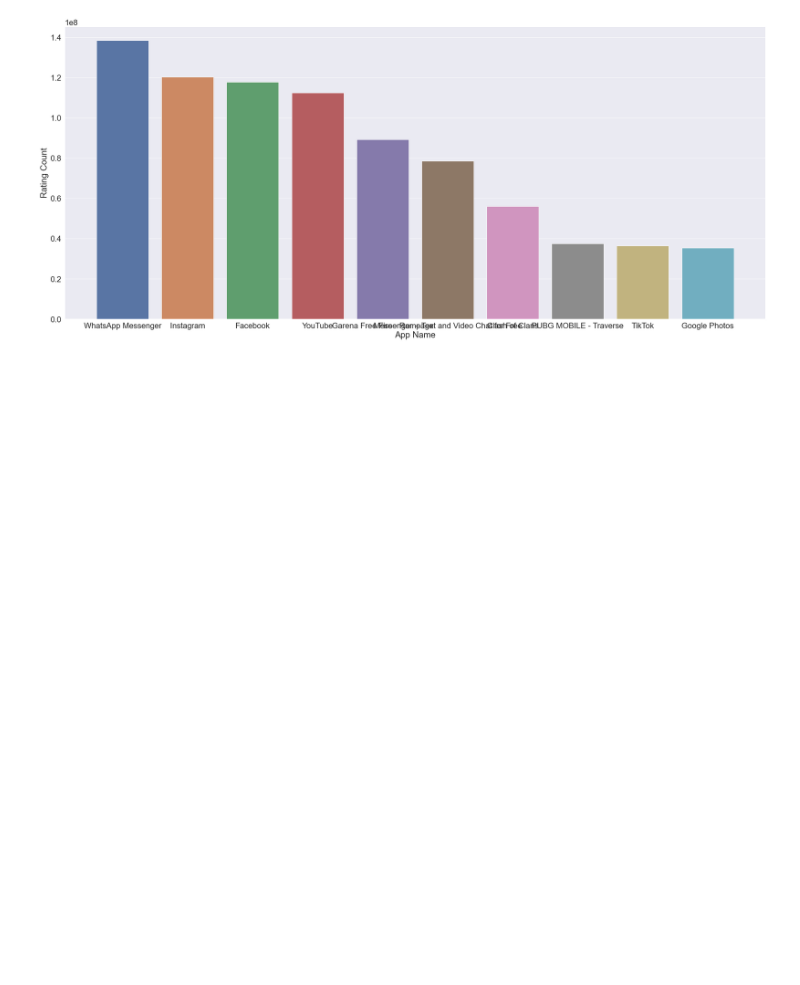
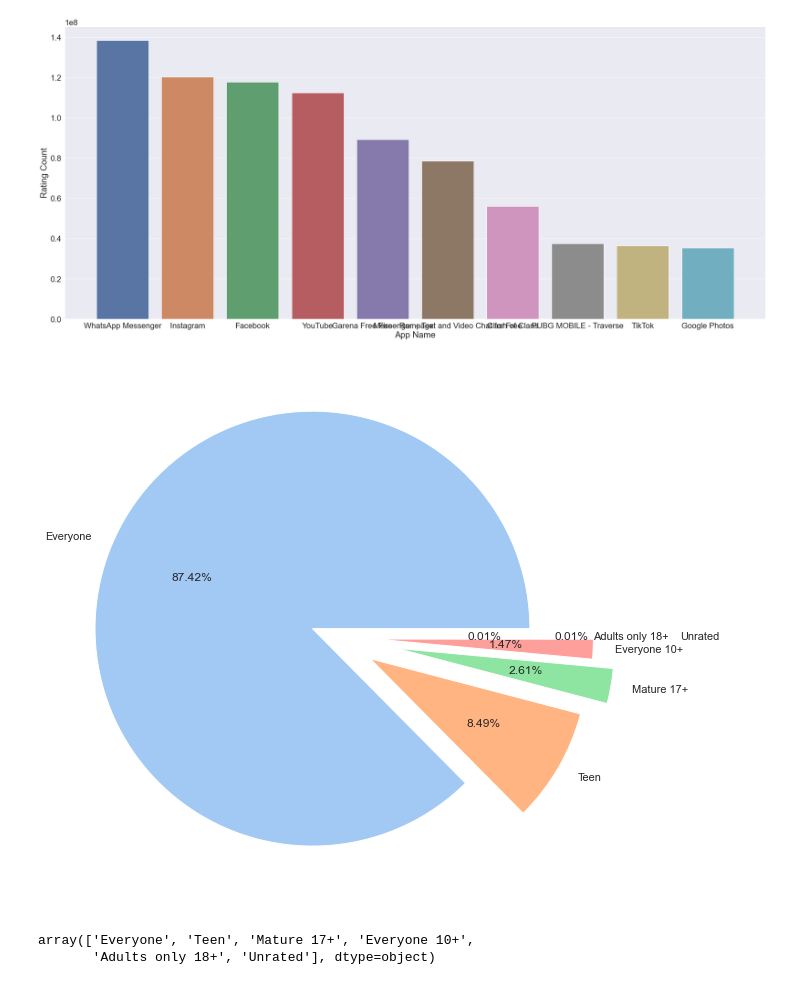
Before and after one commit to amarell/play-store-app-recommender-system, a Jupyter notebook: Cleanups and EDA/Plots.ipynb, the cells around one changed output. Cells and saved outputs as stored; diff of their text form; code cells hidden in the pictures; blank space fills up the shorter version.

```diff
--- a/Cleanups and EDA/Plots.ipynb
+++ b/Cleanups and EDA/Plots.ipynb
@@ -143,3 +123,16 @@ plt.plot()
 # %% [output]
 []
 [figure]
+# %%
+#create pie chart
+sns.set(font_scale=1)
+plt.figure(figsize=(15,10))
+plt.pie(df['Content Rating'].value_counts(normalize=True).values, labels = df['Content Rating'].value_counts(normalize=True).index, colors = colors, autopct='%0.2f%%', explode=[0.1,0.2,0.3,0.2,0.5,0.1])
+plt.show()
+# %% [output]
+[figure, added]
+# %%
+df['Content Rating'].unique()
+# %% [output]
+array(['Everyone', 'Teen', 'Mature 17+', 'Everyone 10+',
+       'Adults only 18+', 'Unrated'], dtype=object)
```
Also changed, not shown: parts of 6 cells of this notebook.
